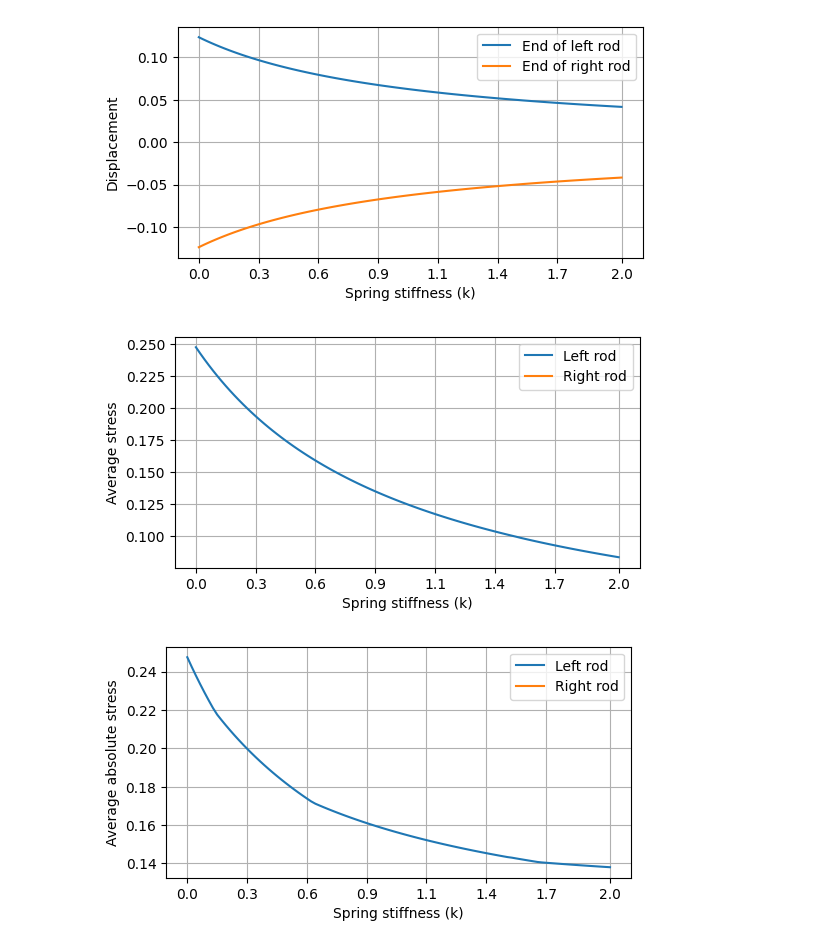
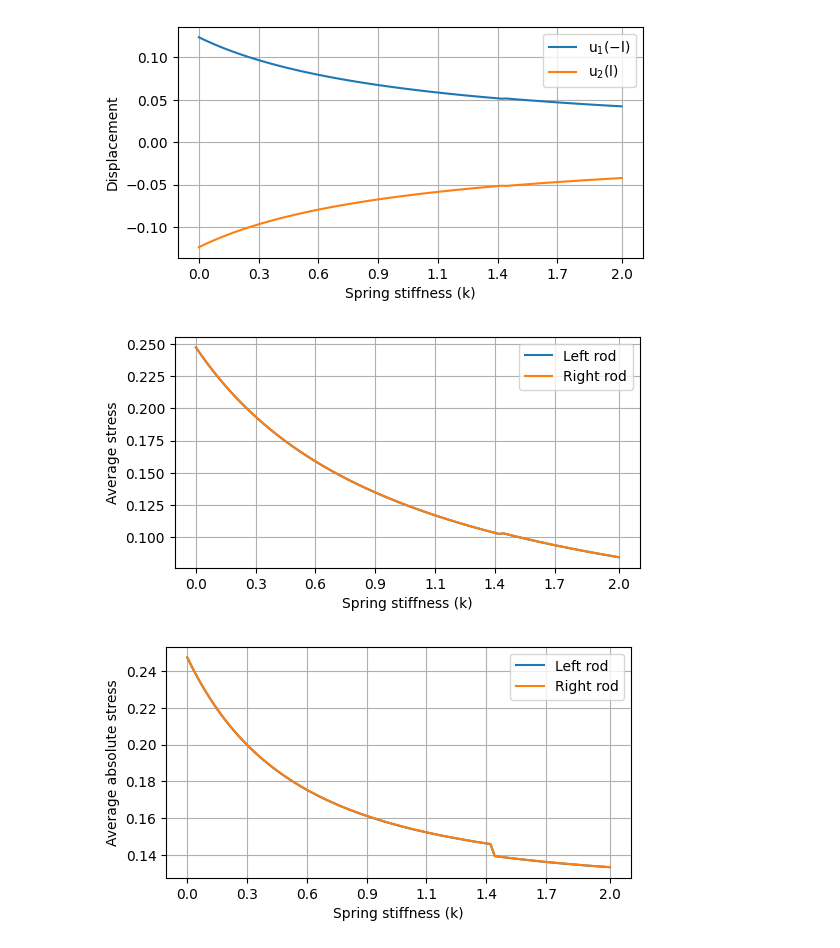
Before and after one commit to KOS-UJ/Spring-Rods-System-Approximation, a Jupyter notebook: experiments/reaction_on_spring_stiffness.ipynb, the cells around one changed output. Drawn from its saved outputs; the diff is of its cells as text; code cells hidden in the pictures.

Commit message:
refactor the way of plotting rods with stresses

```diff
--- a/experiments/reaction_on_spring_stiffness.ipynb
+++ b/experiments/reaction_on_spring_stiffness.ipynb
@@ -25,7 +25,7 @@ experiment_setups = [
         'body_forces': lambda x: np.where(x < 0, 1, 0)
     },
     {
-        'body_forces': lambda x: np.where(x < 0, 0, -1)
+        'body_forces': lambda x: np.where(x < 0, -1, 0)
     },
     {
         'body_forces': lambda x: np.where(x < 0, 1, 1)
@@ -37,7 +37,7 @@ experiment_number = 1
 model = SpringRodsSystemSetup(
     interval=(-1, 1),
     spring_len=1,
-    step_size=1/16,
+    step_size=1/128,
     material_const=(1, 1),
     spring_const=(1, 1),
     **experiment_setups[experiment_number - 1]
@@ -112,8 +112,8 @@ fig.set_size_inches((6, 3))
 if experiment_number == 5:
     plt.ylim(-0.5, 0.5)
 
-plt.plot(left_end_results, label='End of left rod')
-plt.plot(right_end_results, label='End of right rod')
+plt.plot(left_end_results, label='$u_1(-l)$')
+plt.plot(right_end_results, label='$u_2(l)$')
 
 x_ticks = np.linspace(0, len(spring_const_spectrum)-1, 8, dtype=int)
 plt.xticks(x_ticks, (f'{x:.1f}' for x in spring_const_spectrum[x_ticks]))
@@ -124,7 +124,7 @@ plt.legend()
 
 plt.savefig(f'plots/spring_stiff_dependence/exp{experiment_number}_ends_of_rods_displacement.png', bbox_inches='tight')
 # %% [output]
-[figure, old version]
+[figure, new version]
 # %%
 fig = plt.gcf()
 fig.set_size_inches((6, 3))
@@ -133,8 +133,8 @@ x_ticks = np.linspace(0, len(spring_const_spectrum)-1, 8, dtype=int)
 plt.xticks(x_ticks, (f'{x:.1f}' for x in spring_const_spectrum[x_ticks]))
 
 
-avg_stress_left = [np.average(s[:model.domain[0].size-1]) for s in stress_results]
-avg_stress_right = [np.average(s[model.domain[0].size-1:]) for s in stress_results]
+avg_stress_left = [np.average(s[0]) for s in stress_results]
+avg_stress_right = [np.average(s[1]) for s in stress_results]
 plt.plot(avg_stress_left, label='Left rod')
 plt.plot(avg_stress_right, label='Right rod')
 plt.ylabel('Average stress')
@@ -142,26 +142,26 @@ plt.xlabel(f'Spring stiffness ({stiff_coef})')
 plt.legend()
 plt.savefig(f'plots/spring_stiff_dependence/exp{experiment_number}_avg_stress.png', bbox_inches='tight')
 # %% [output]
-[figure, old version]
+[figure, new version]
 # %%
 fig = plt.gcf()
 fig.set_size_inches((6, 3))
 
 # TODO this is important for experiment 5
 if experiment_number == 5:
     plt.ylim(-0.5, 0.5)
 
 x_ticks = np.linspace(0, len(spring_const_spectrum)-1, 8, dtype=int)
 plt.xticks(x_ticks, (f'{x:.1f}' for x in spring_const_spectrum[x_ticks]))
 
 
-avg_stress_left = [np.average(np.abs(s[:model.domain[0].size-1])) for s in stress_results]
-avg_stress_right = [np.average(np.abs(s[model.domain[0].size-1:])) for s in stress_results]
+avg_stress_left = [np.average(np.abs(s[0])) for s in stress_results]
+avg_stress_right = [np.average(np.abs(s[1])) for s in stress_results]
 plt.plot(avg_stress_left, label='Left rod')
 plt.plot(avg_stress_right, label='Right rod')
 plt.ylabel('Average absolute stress')
 plt.xlabel(f'Spring stiffness ({stiff_coef})')
 plt.legend()
 plt.savefig(f'plots/spring_stiff_dependence/exp{experiment_number}_avg_abs_stress.png', bbox_inches='tight')
 # %% [output]
-[figure, old version]
+[figure, new version]
```
Also changed, not shown: parts of 1 cell of this notebook, 1 other file.
